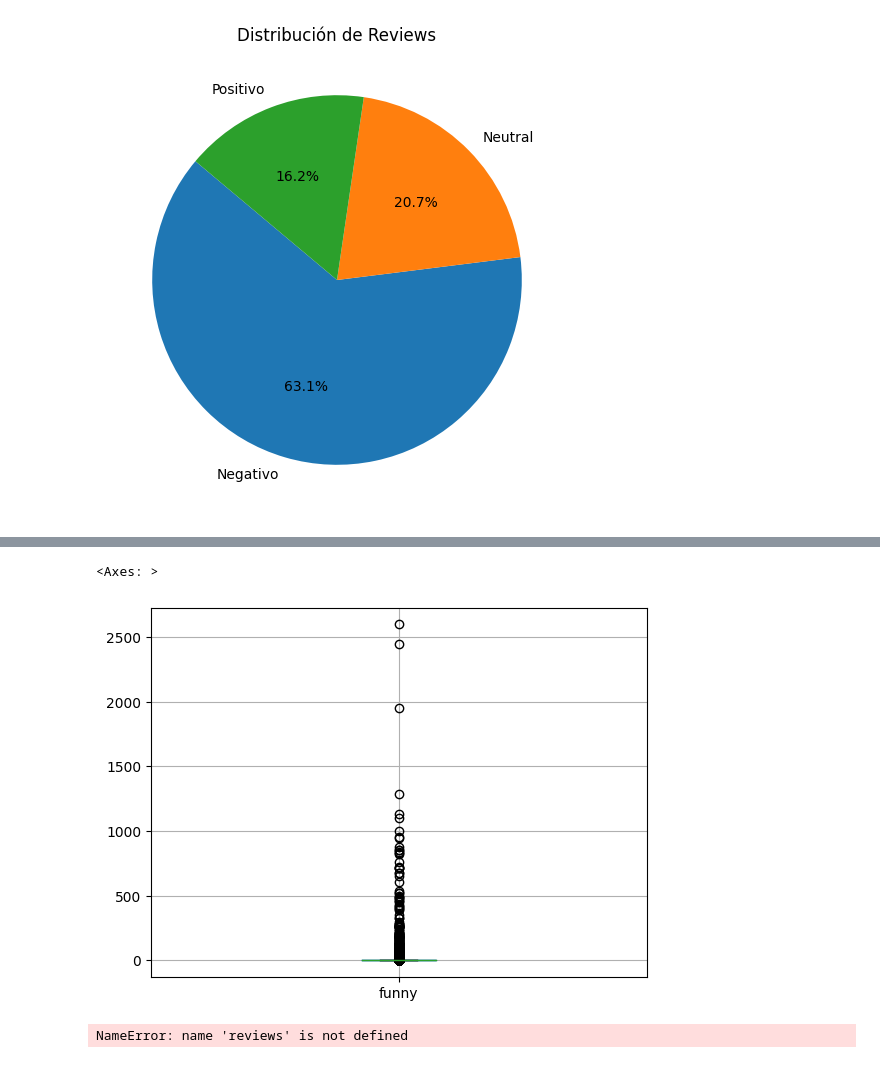
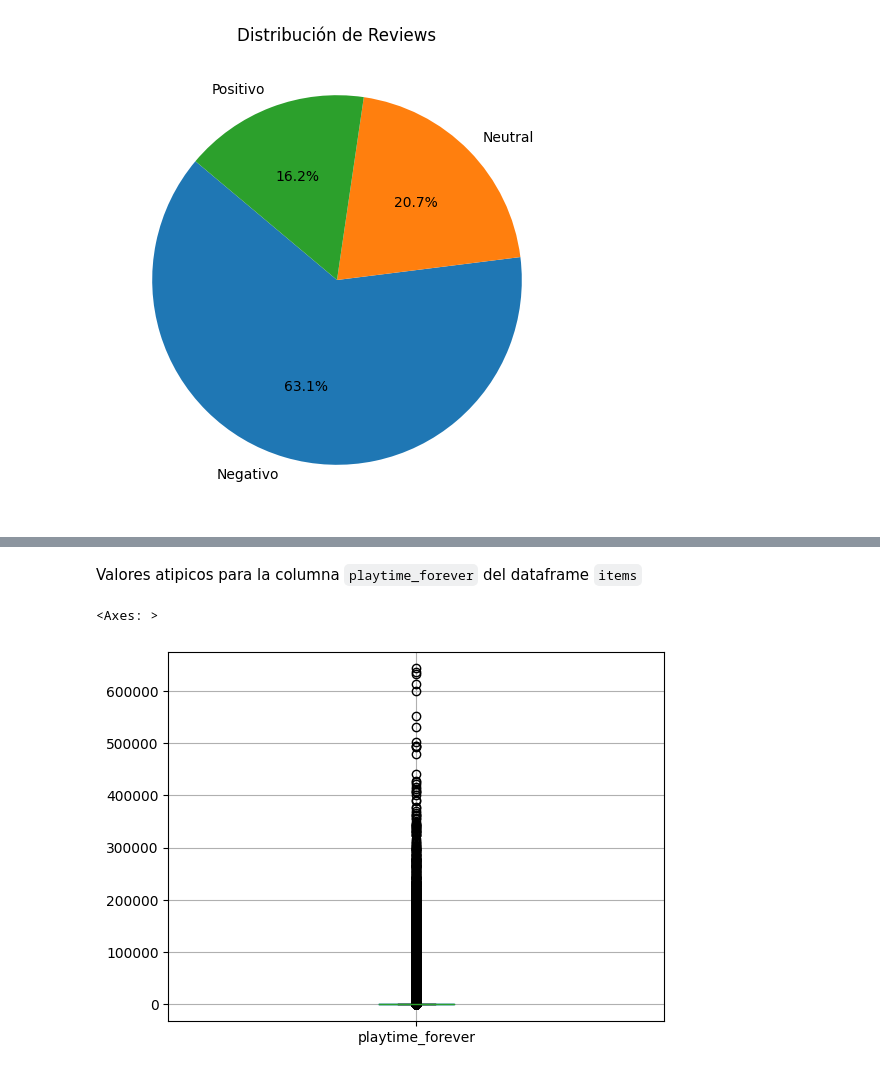
Before and after one commit to abgc757/MLOP_01, a Jupyter notebook: notebooks/EDA.ipynb, the cells around one changed output, grey strips where cells are left out. Saved outputs shown, nothing was run; the diff lists cells and outputs as text; code cells hidden in the pictures.

```diff
--- a/notebooks/EDA.ipynb
+++ b/notebooks/EDA.ipynb
@@ -78,9 +72,7 @@ reviews.sample(2)
+# %% [markdown]
+Valores atipicos para la columna `playtime_forever` del dataframe `items`
 # %%
-reviews.boxplot(column='funny')
+items.boxplot(column='playtime_forever')
 # %% [output]
 <Axes: >
-[figure, old version]
+[figure, new version]
-# %%
-reviews.plot.scatter(x='sentiment_analysis', y='year')
-# %% [output]
-NameError: name 'reviews' is not defined
```
Also changed, not shown: parts of 18 cells of this notebook, 3 other files.
